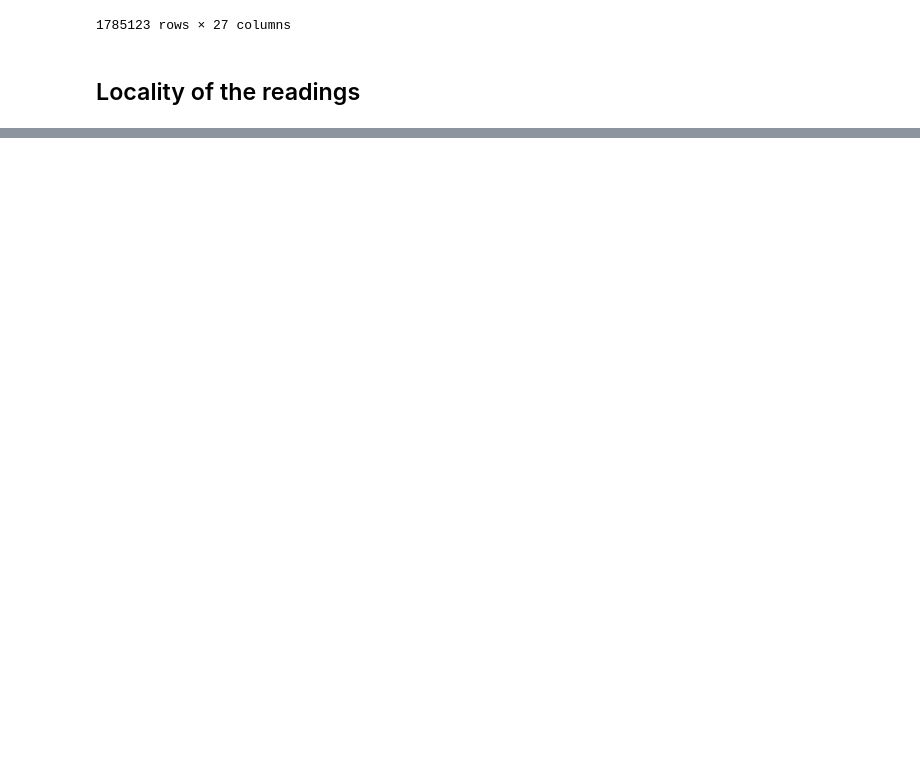
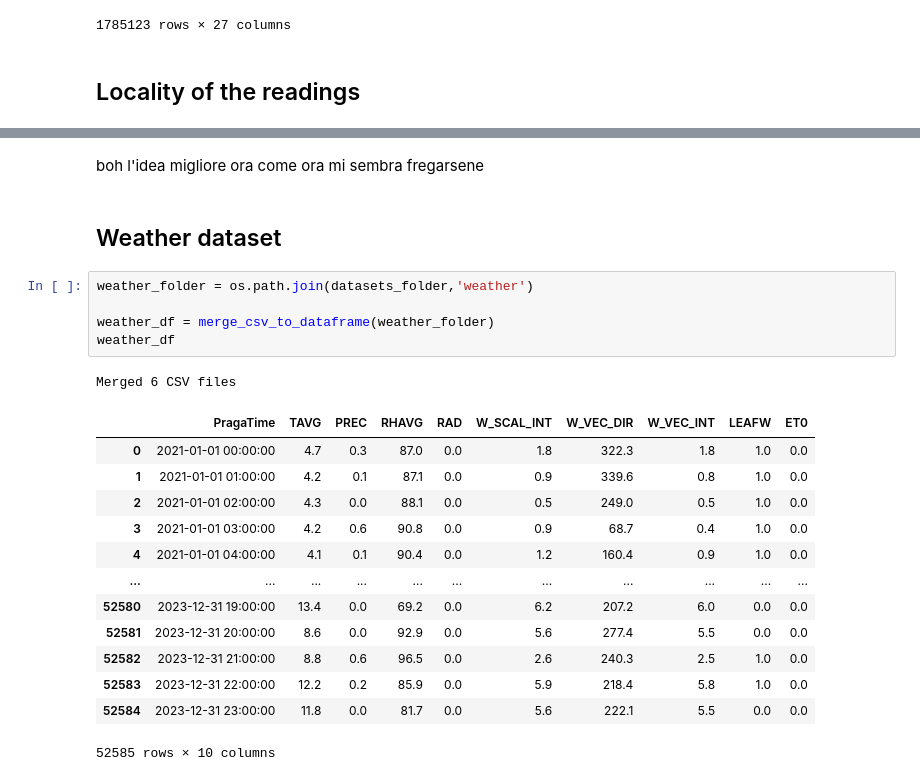
Before and after one commit to davidesonno/AII-project, a Jupyter notebook: traffic_prepocessing.ipynb, the cells around one changed output, grey strips where cells are left out. Saved outputs shown, nothing was run; the diff lists cells and outputs as text; blank space fills up the shorter version.

```diff
--- a/traffic_prepocessing.ipynb
+++ b/traffic_prepocessing.ipynb
@@ -206,0 +263,24 @@ search_close_readings(accurate_traffic_df, giardini_margherita_geopoint, radius)
+# %% [markdown]
+boh l'idea migliore ora come ora mi sembra fregarsene
+# %% [markdown]
+## Weather dataset
+# %%
+weather_folder = os.path.join(datasets_folder,'weather')
+
+weather_df = merge_csv_to_dataframe(weather_folder)
+weather_df
+# %% [output]
+Merged 6 CSV files
+|  | PragaTime | TAVG | PREC | RHAVG | RAD | W_SCAL_INT | W_VEC_DIR | W_VEC_INT | LEAFW | ET0 |
+| 0 | 2021-01-01 00:00:00 | 4.7 | 0.3 | 87.0 | 0.0 | 1.8 | 322.3 | 1.8 | 1.0 | 0.0 |
+| 1 | 2021-01-01 01:00:00 | 4.2 | 0.1 | 87.1 | 0.0 | 0.9 | 339.6 | 0.8 | 1.0 | 0.0 |
+| 2 | 2021-01-01 02:00:00 | 4.3 | 0.0 | 88.1 | 0.0 | 0.5 | 249.0 | 0.5 | 1.0 | 0.0 |
+| 3 | 2021-01-01 03:00:00 | 4.2 | 0.6 | 90.8 | 0.0 | 0.9 | 68.7 | 0.4 | 1.0 | 0.0 |
+| 4 | 2021-01-01 04:00:00 | 4.1 | 0.1 | 90.4 | 0.0 | 1.2 | 160.4 | 0.9 | 1.0 | 0.0 |
+| ... | ... | ... | ... | ... | ... | ... | ... | ... | ... | ... |
+| 52580 | 2023-12-31 19:00:00 | 13.4 | 0.0 | 69.2 | 0.0 | 6.2 | 207.2 | 6.0 | 0.0 | 0.0 |
+| 52581 | 2023-12-31 20:00:00 | 8.6 | 0.0 | 92.9 | 0.0 | 5.6 | 277.4 | 5.5 | 0.0 | 0.0 |
+| 52582 | 2023-12-31 21:00:00 | 8.8 | 0.6 | 96.5 | 0.0 | 2.6 | 240.3 | 2.5 | 1.0 | 0.0 |
+| 52583 | 2023-12-31 22:00:00 | 12.2 | 0.2 | 85.9 | 0.0 | 5.9 | 218.4 | 5.8 | 1.0 | 0.0 |
+| 52584 | 2023-12-31 23:00:00 | 11.8 | 0.0 | 81.7 | 0.0 | 5.6 | 222.1 | 5.5 | 0.0 | 0.0 |
+52585 rows × 10 columns
```
Also changed, not shown: parts of 21 cells of this notebook, 2 other files.
